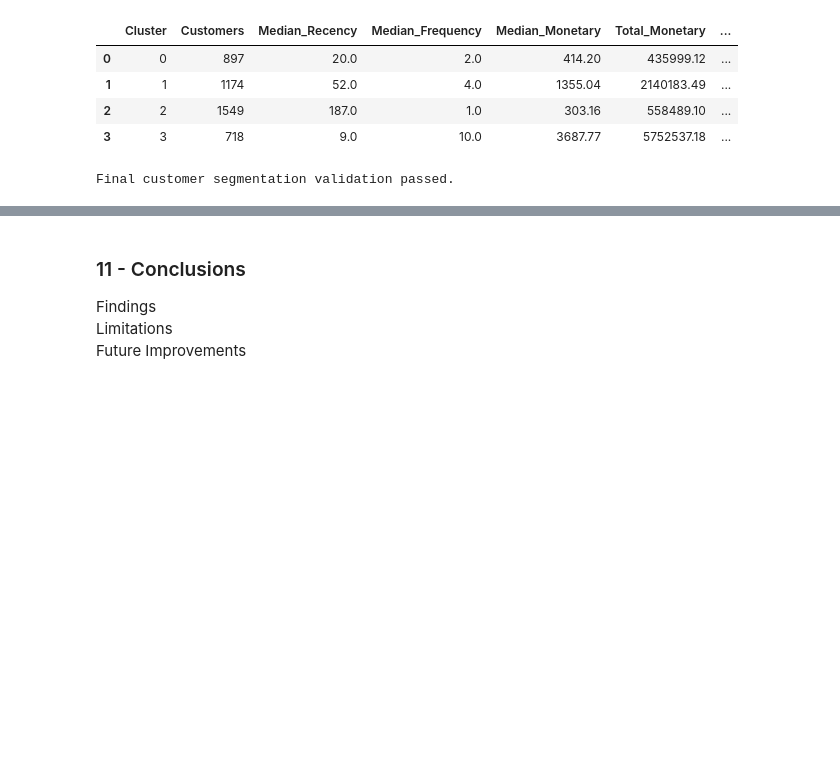
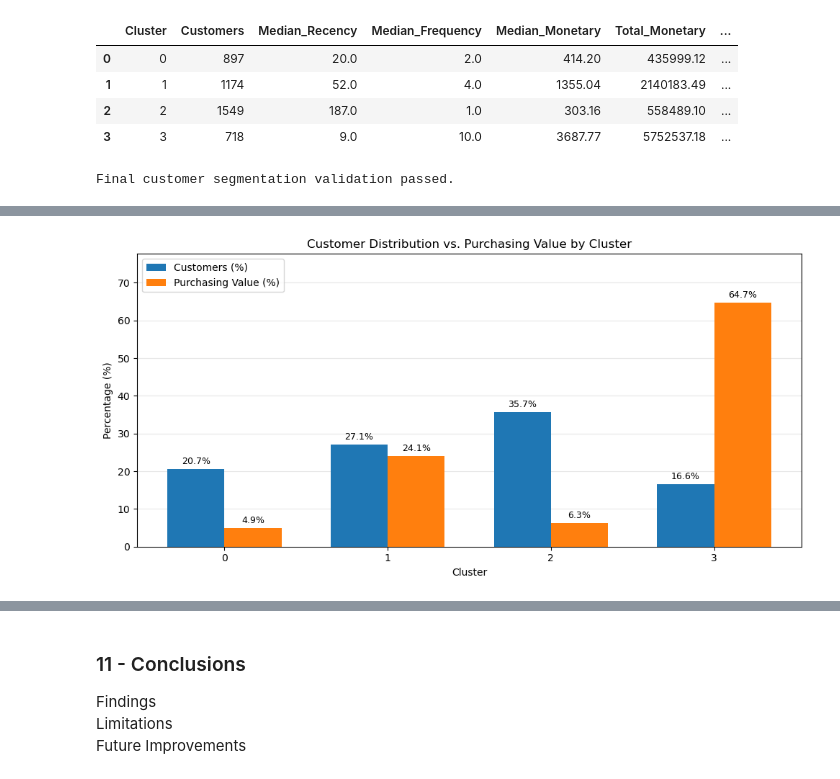
Before and after one commit to ferrillt/Customer-Segmentation-Clustering, a Jupyter notebook: notebooks/Customer_Segmentation_Clustering.ipynb, the cells around one changed output, grey strips where cells are left out. Drawn from its saved outputs; the diff is of its cells as text; code cells hidden in the pictures; blank space fills up the shorter version.

```diff
--- a/notebooks/Customer_Segmentation_Clustering.ipynb
+++ b/notebooks/Customer_Segmentation_Clustering.ipynb
@@ -1120,0 +1176,69 @@ Final customer segmentation validation passed.
+# %%
+# Compare customer share and purchasing-value share
+
+x = np.arange(len(segment_profiles))
+width = 0.35
+
+fig, ax = plt.subplots(figsize=(10, 5))
+
+customer_bars = ax.bar(
+    x - width / 2,
+    segment_profiles["Customer_Percent"],
+    width,
+    label="Customers (%)"
+)
+
+monetary_bars = ax.bar(
+    x + width / 2,
+    segment_profiles["Monetary_Percent"],
+    width,
+    label="Purchasing Value (%)"
+)
+
+# Display percentages above the bars
+for bars in [customer_bars, monetary_bars]:
+    for bar in bars:
+        height = bar.get_height()
+        ax.text(
+            bar.get_x() + bar.get_width() / 2,
+            height + 0.7,
+            f"{height:.1f}%",
+            ha="center",
+            va="bottom",
+            fontsize=9
+        )
+
+ax.set_title(
+    "Customer Distribution vs. Purchasing Value by Cluster"
+)
+ax.set_xlabel("Cluster")
+ax.set_ylabel("Percentage (%)")
+
+ax.set_xticks(x)
+ax.set_xticklabels(
+    segment_profiles["Cluster"].astype(str)
+)
+
+ax.set_ylim(
+    0,
+    max(
+        segment_profiles["Customer_Percent"].max(),
+        segment_profiles["Monetary_Percent"].max()
+    ) * 1.2
+)
+
+ax.legend()
+ax.grid(axis="y", alpha=0.3)
+ax.set_axisbelow(True)
+
+plt.tight_layout()
+
+plt.savefig(
+    FIGURES_DIR / "customer_vs_monetary_share.png",
+    dpi=300,
+    bbox_inches="tight"
+)
+
+plt.show()
+# %% [output]
+[figure, added]
```
Also changed, not shown: parts of 4 cells of this notebook.
